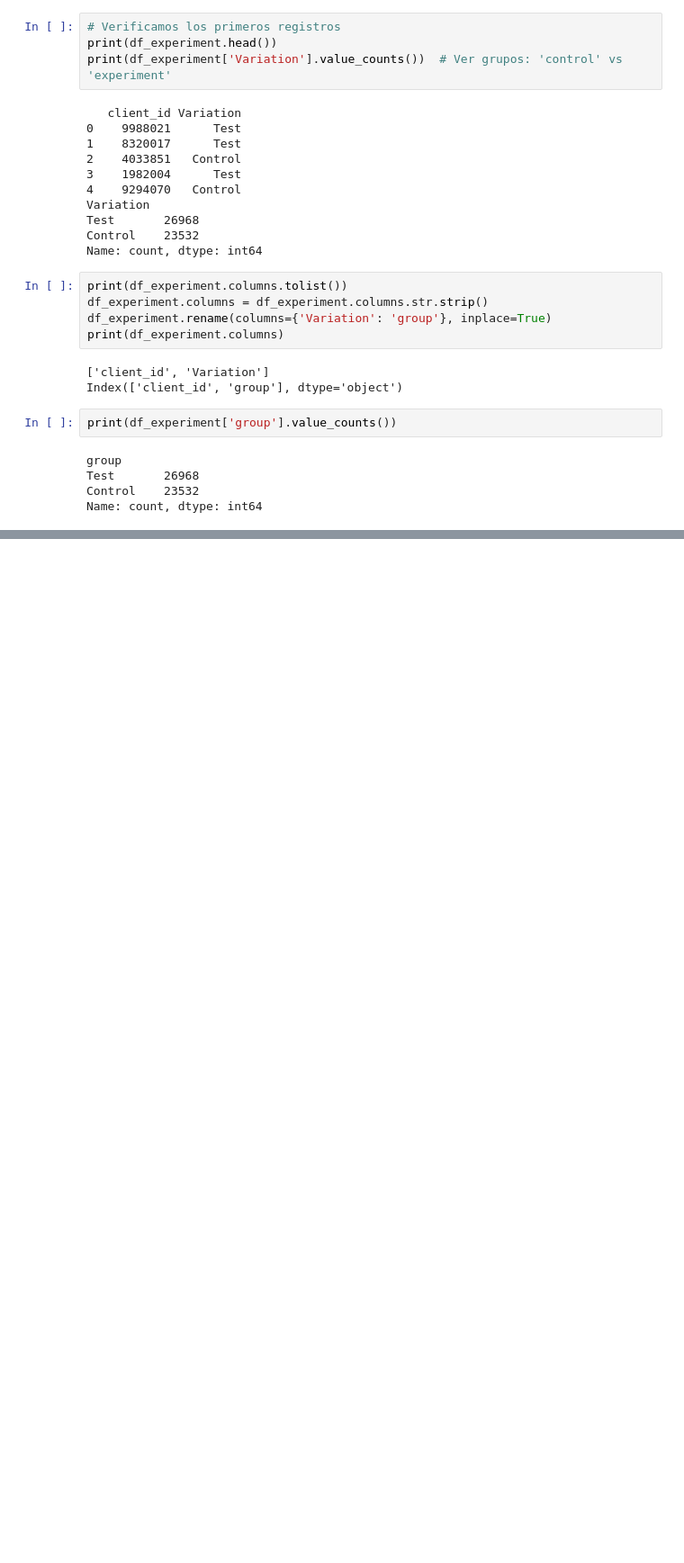
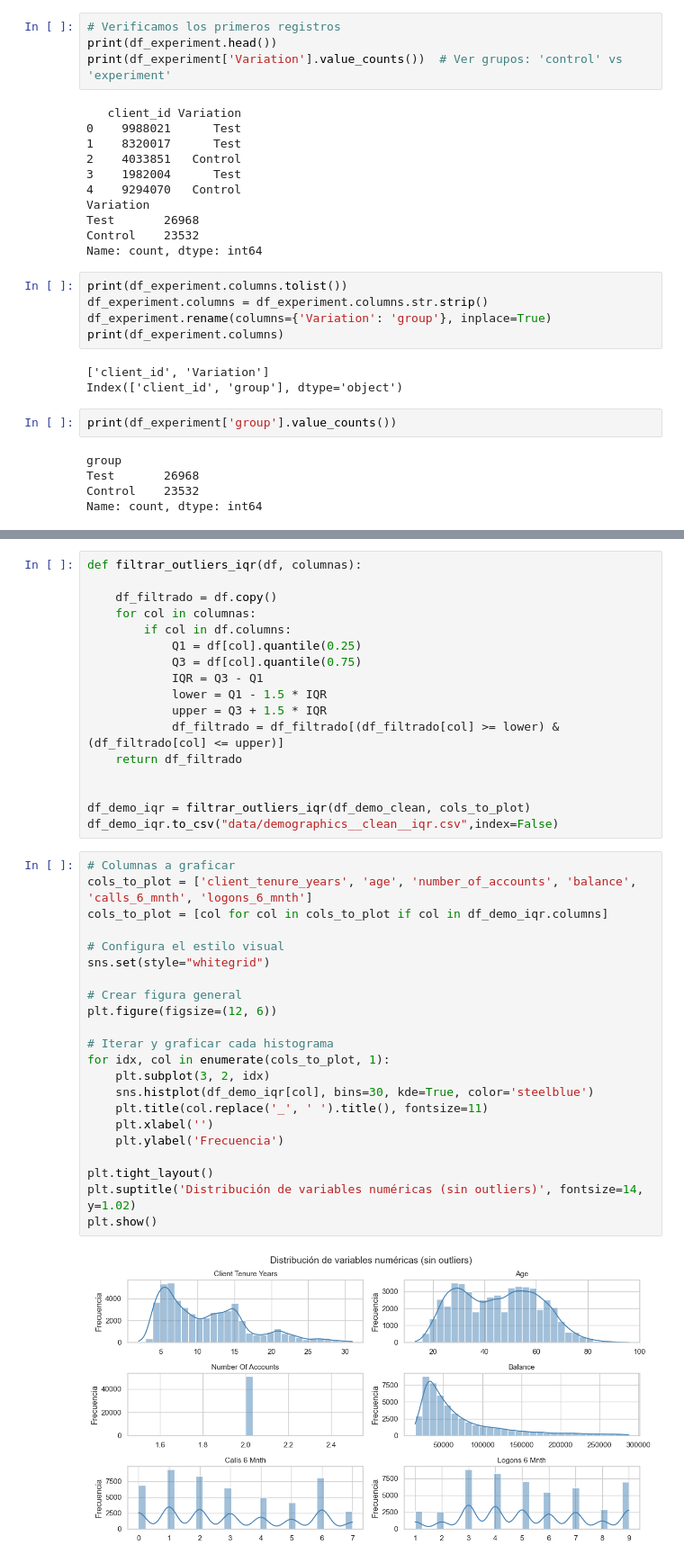
Before and after one commit to FranBretones/vanguard-ab-test, a Jupyter notebook: eda-clean.ipynb, the cells around one changed output, grey strips where cells are left out. Shown at 90% size. Cells and saved outputs as stored; diff of their text form; blank space fills up the shorter version.

```diff
--- a/eda-clean.ipynb
+++ b/eda-clean.ipynb
@@ -223,0 +292,41 @@ Name: count, dtype: int64
+# %%
+def filtrar_outliers_iqr(df, columnas):
+
+    df_filtrado = df.copy()
+    for col in columnas:
+        if col in df.columns:
+            Q1 = df[col].quantile(0.25)
+            Q3 = df[col].quantile(0.75)
+            IQR = Q3 - Q1
+            lower = Q1 - 1.5 * IQR
+            upper = Q3 + 1.5 * IQR
+            df_filtrado = df_filtrado[(df_filtrado[col] >= lower) & (df_filtrado[col] <= upper)]
+    return df_filtrado
+
+
+df_demo_iqr = filtrar_outliers_iqr(df_demo_clean, cols_to_plot)
+df_demo_iqr.to_csv("data/demographics__clean__iqr.csv",index=False)
+# %%
+# Columnas a graficar
+cols_to_plot = ['client_tenure_years', 'age', 'number_of_accounts', 'balance', 'calls_6_mnth', 'logons_6_mnth']
+cols_to_plot = [col for col in cols_to_plot if col in df_demo_iqr.columns]
+
+# Configura el estilo visual
+sns.set(style="whitegrid")
+
+# Crear figura general
+plt.figure(figsize=(12, 6))
+
+# Iterar y graficar cada histograma
+for idx, col in enumerate(cols_to_plot, 1):
+    plt.subplot(3, 2, idx)
+    sns.histplot(df_demo_iqr[col], bins=30, kde=True, color='steelblue')
+    plt.title(col.replace('_', ' ').title(), fontsize=11)
+    plt.xlabel('')
+    plt.ylabel('Frecuencia')
+
+plt.tight_layout()
+plt.suptitle('Distribución de variables numéricas (sin outliers)', fontsize=14, y=1.02)
+plt.show()
+# %% [output]
+[figure, added]
```
Also changed, not shown: parts of 16 cells of this notebook, 1 other file.
